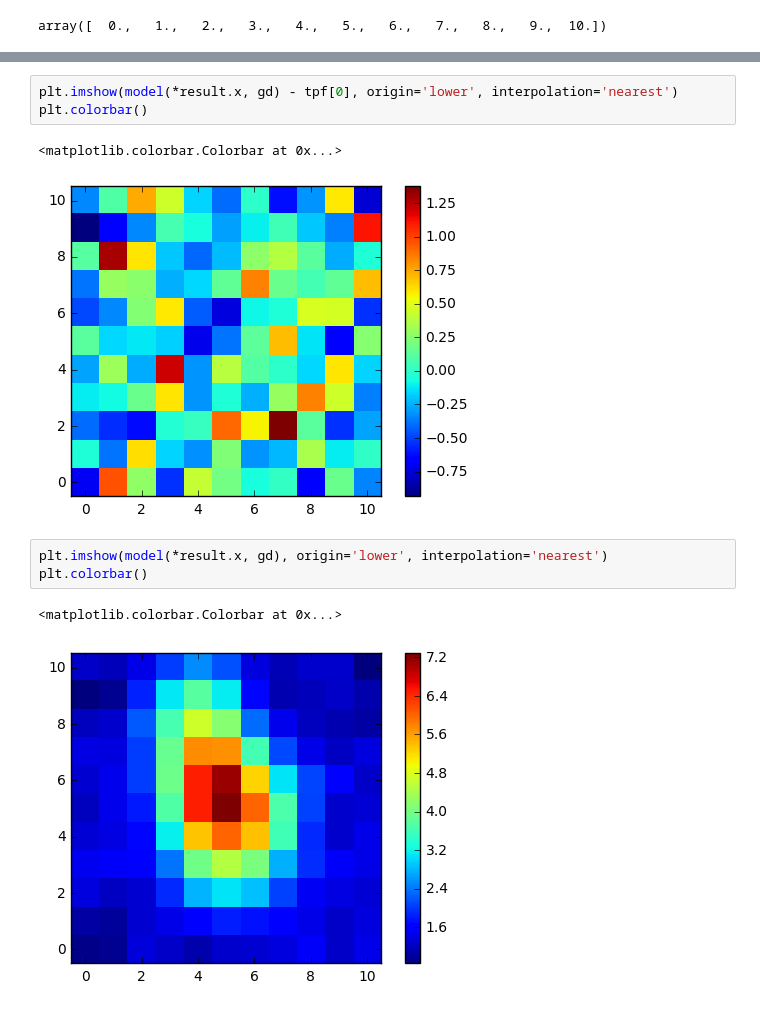
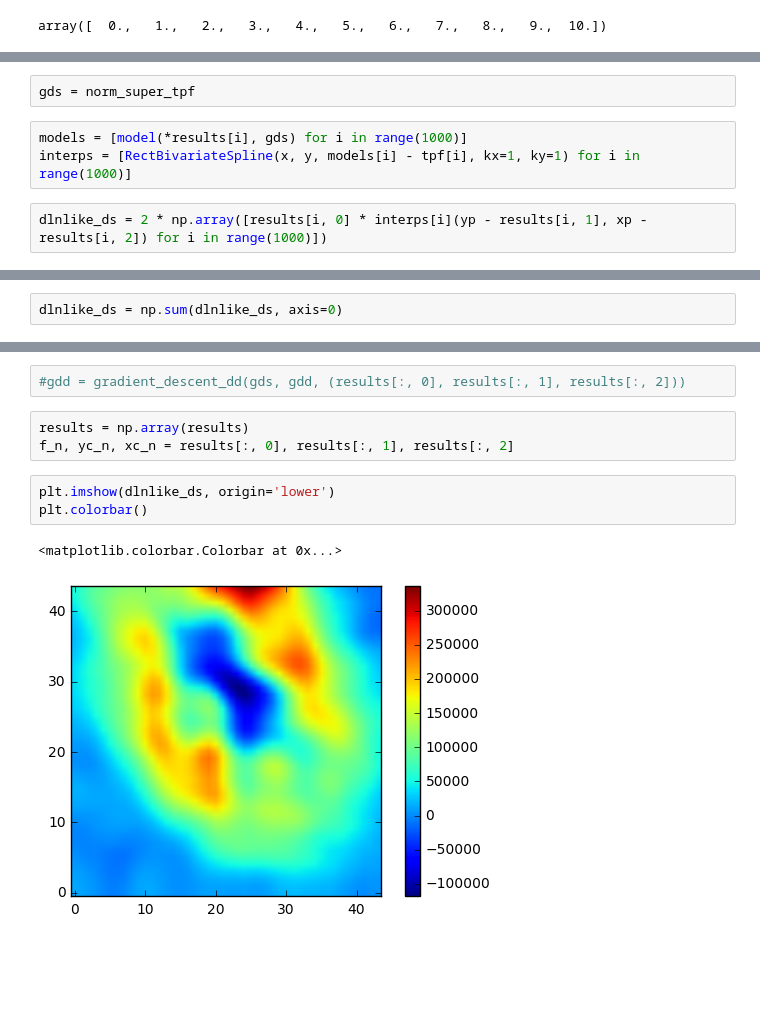
Before and after one commit to benmontet/nutella, a Jupyter notebook: nutella_example.ipynb, the cells around one changed output, grey strips where cells are left out. Drawn from its saved outputs; the diff is of its cells as text; blank space fills up the shorter version.

```diff
--- a/nutella_example.ipynb
+++ b/nutella_example.ipynb
@@ -336,3 +274,10 @@ plt.colorbar()
+# %%
+gds = norm_super_tpf
+# %%
+models = [model(*results[i], gds) for i in range(1000)]
+interps = [RectBivariateSpline(x, y, models[i] - tpf[i], kx=1, ky=1) for i in range(1000)]
+# %%
+dlnlike_ds = 2 * np.array([results[i, 0] * interps[i](yp - results[i, 1], xp - results[i, 2]) for i in range(1000)])
 # %%
 dlnlike_ds.shape
 # %% [output]
@@ -353,0 +285,2 @@ plt.colorbar()
+# %%
+dlnlike_ds = np.sum(dlnlike_ds, axis=0)
@@ -431,12 +714,11 @@ array([  2.78337628e+02,   1.61677038e-01,  -6.88914786e-02])
+# %%
+#gdd = gradient_descent_dd(gds, gdd, (results[:, 0], results[:, 1], results[:, 2]))
+# %%
+results = np.array(results)
+f_n, yc_n, xc_n = results[:, 0], results[:, 1], results[:, 2]
 # %%
-plt.imshow(model(*result.x, gd) - tpf[0], origin='lower', interpolation='nearest')
+plt.imshow(dlnlike_ds, origin='lower')
 plt.colorbar()
 # %% [output]
 <matplotlib.colorbar.Colorbar at 0x...>
-[figure, old version]
+[figure, new version]
-# %%
-plt.imshow(model(*result.x, gd), origin='lower', interpolation='nearest')
-plt.colorbar()
-# %% [output]
-<matplotlib.colorbar.Colorbar at 0x...>
-[figure, removed]
```
Also changed, not shown: parts of 116 cells of this notebook, 1 other file.
